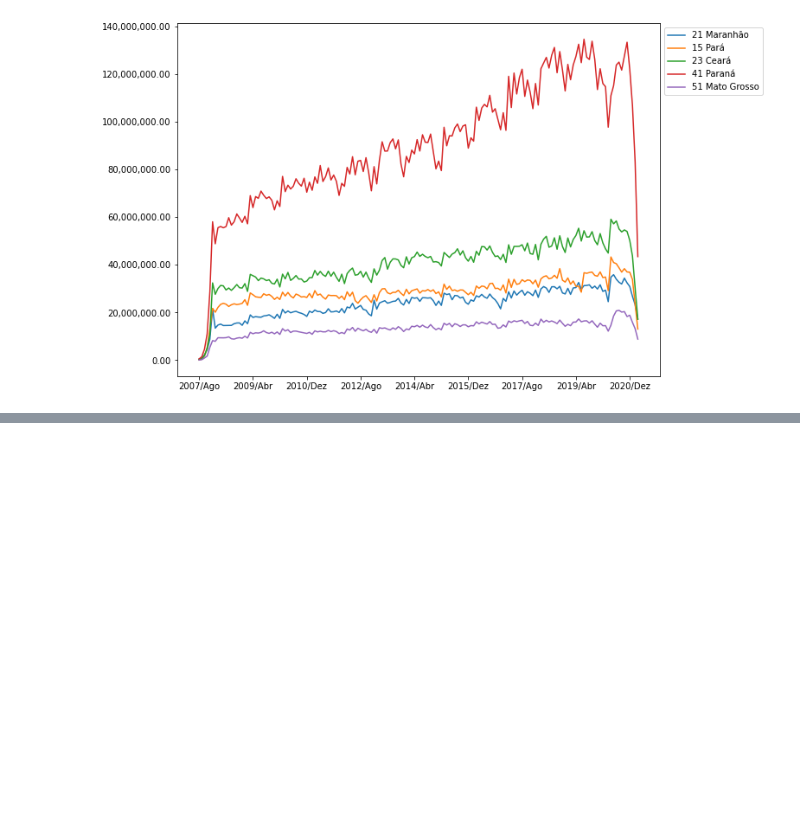
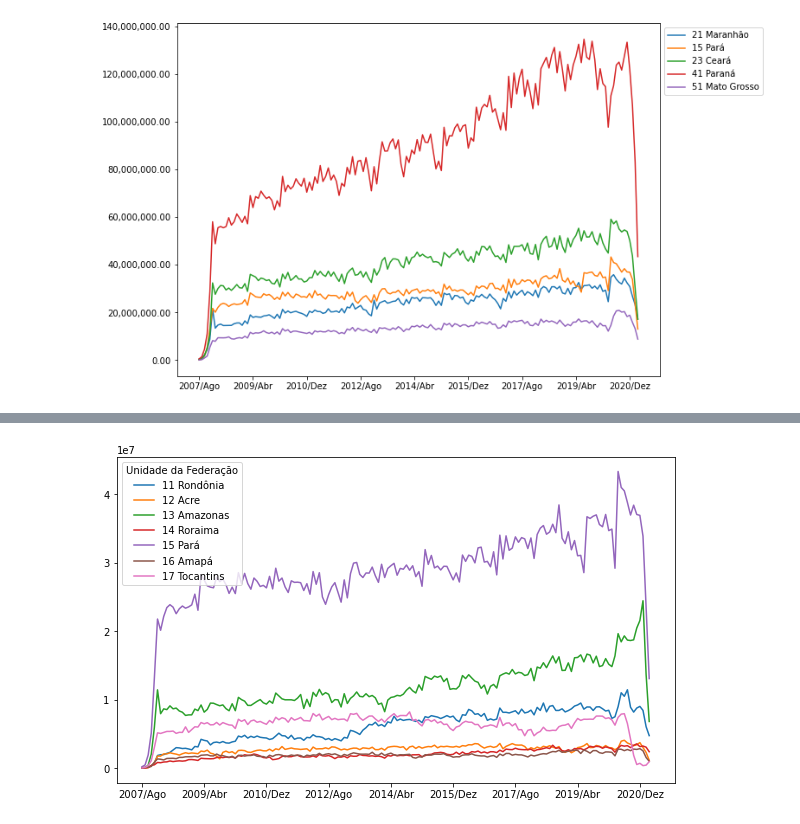
Before and after one commit to diogoslz/Bootcamp-Datascience_old, a Jupyter notebook: Bootcamp Datascience.ipynb, the cells around one changed output, grey strips where cells are left out. Saved outputs shown, nothing was run; the diff lists cells and outputs as text; code cells hidden in the pictures; blank space fills up the shorter version.

```diff
--- a/Bootcamp Datascience.ipynb
+++ b/Bootcamp Datascience.ipynb
@@ -216,0 +259,5 @@ plt.show()
+# %%
+usaveis[:7].T.plot(figsize=(10,6))
+plt.show()
+# %% [output]
+[figure, added]
```
Also changed, not shown: parts of 39 cells of this notebook.
